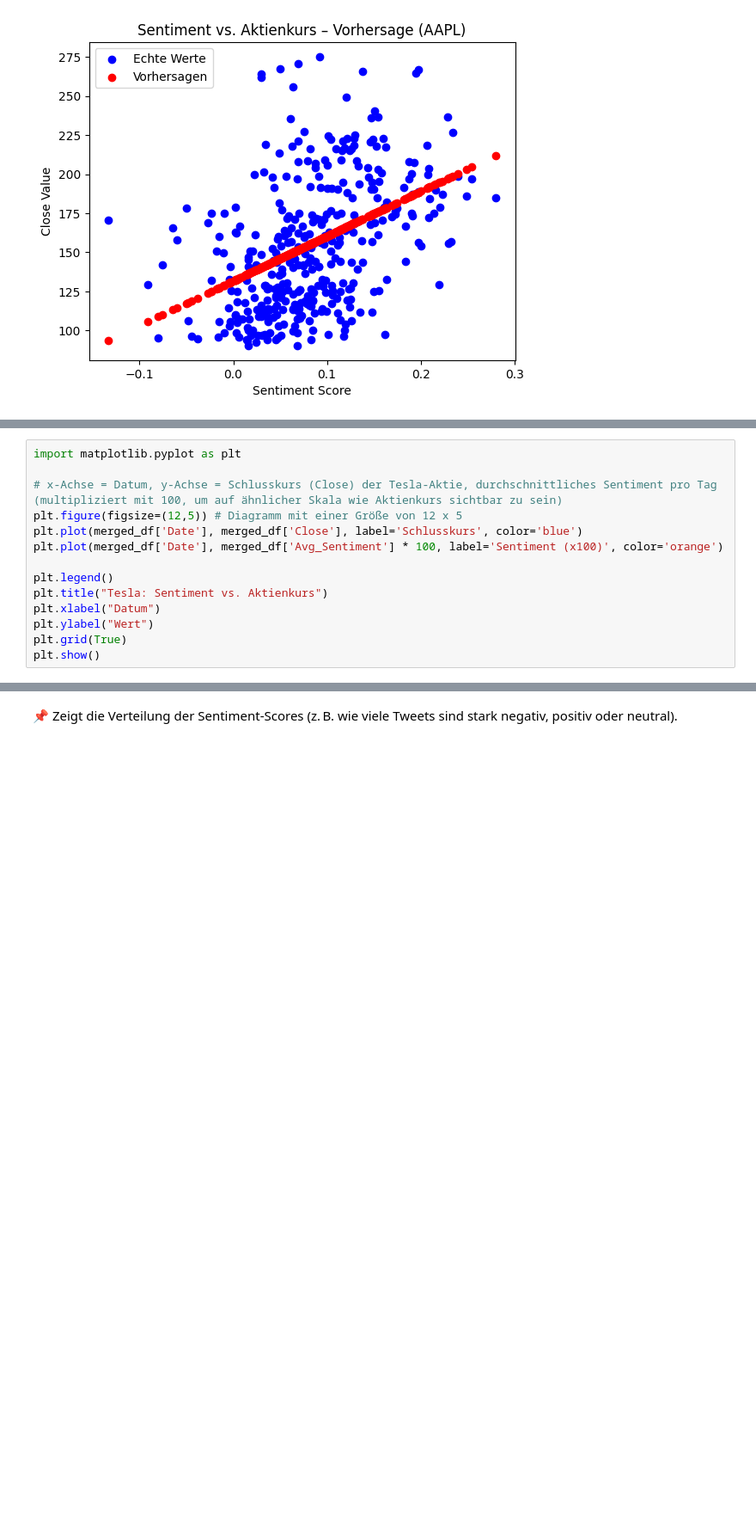
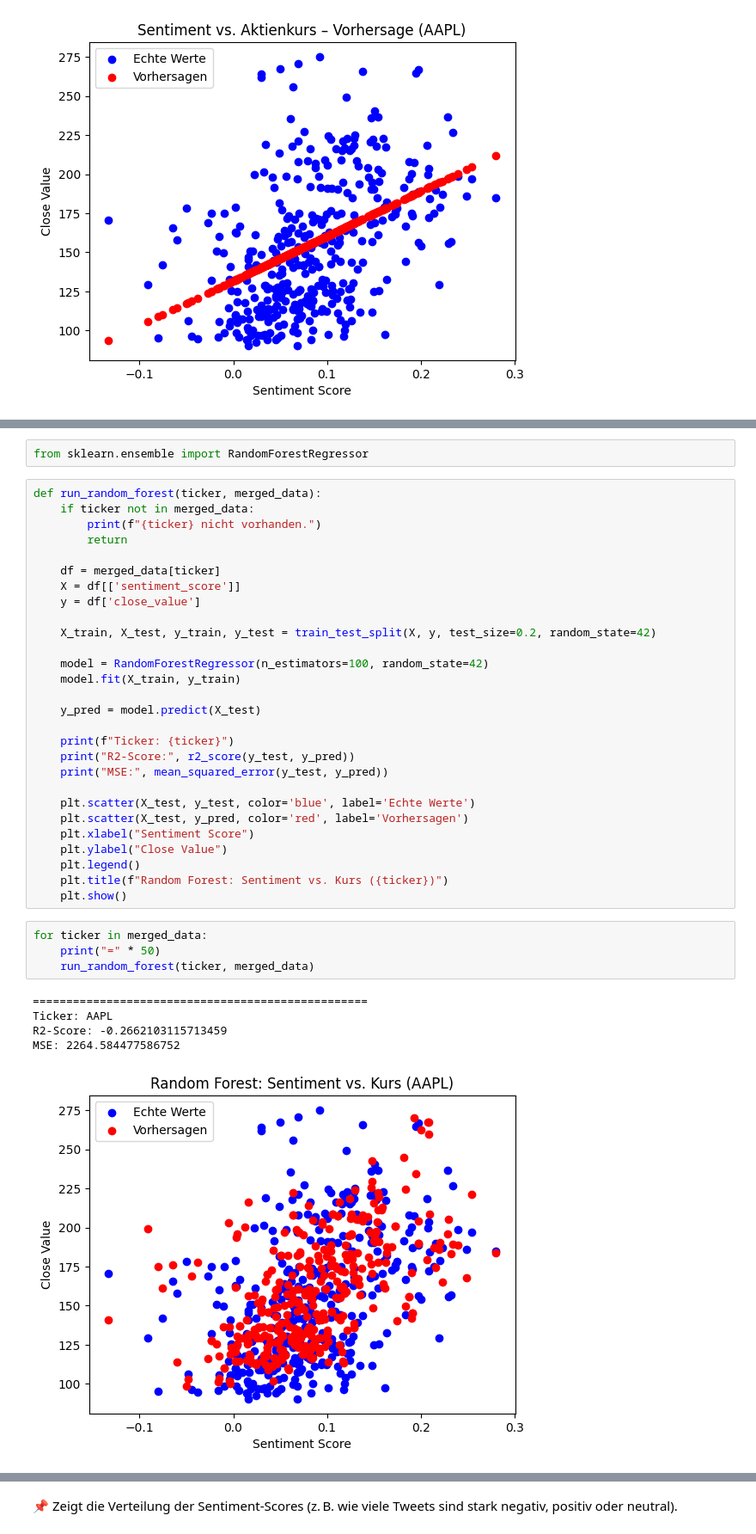
Before and after one commit to erkayK/USW-AI-App, a Jupyter notebook: notebooks/usw_sentiment_stocks.ipynb, the cells around one changed output, grey strips where cells are left out. Shown: that part at 86% size. Drawn from its saved outputs; the diff is of its cells as text; blank space fills up the shorter version.

```diff
--- a/notebooks/usw_sentiment_stocks.ipynb
+++ b/notebooks/usw_sentiment_stocks.ipynb
@@ -309,14 +386,40 @@ MSE: 1453.9970398011599
 # %%
-import matplotlib.pyplot as plt
-
-# x-Achse = Datum, y-Achse = Schlusskurs (Close) der Tesla-Aktie, durchschnittliches Sentiment pro Tag (multipliziert mit 100, um auf ähnlicher Skala wie Aktienkurs sichtbar zu sein)
-plt.figure(figsize=(12,5)) # Diagramm mit einer Größe von 12 x 5
-plt.plot(merged_df['Date'], merged_df['Close'], label='Schlusskurs', color='blue')
-plt.plot(merged_df['Date'], merged_df['Avg_Sentiment'] * 100, label='Sentiment (x100)', color='orange')
-
-plt.legend()
-plt.title("Tesla: Sentiment vs. Aktienkurs")
-plt.xlabel("Datum")
-plt.ylabel("Wert")
-plt.grid(True)
-plt.show()
+from sklearn.ensemble import RandomForestRegressor
+# %%
+def run_random_forest(ticker, merged_data):
+    if ticker not in merged_data:
+        print(f"{ticker} nicht vorhanden.")
+        return
+
+    df = merged_data[ticker]
+    X = df[['sentiment_score']]
+    y = df['close_value']
+
+    X_train, X_test, y_train, y_test = train_test_split(X, y, test_size=0.2, random_state=42)
+
+    model = RandomForestRegressor(n_estimators=100, random_state=42)
+    model.fit(X_train, y_train)
+
+    y_pred = model.predict(X_test)
+
+    print(f"Ticker: {ticker}")
+    print("R2-Score:", r2_score(y_test, y_pred))
+    print("MSE:", mean_squared_error(y_test, y_pred))
+
+    plt.scatter(X_test, y_test, color='blue', label='Echte Werte')
+    plt.scatter(X_test, y_pred, color='red', label='Vorhersagen')
+    plt.xlabel("Sentiment Score")
+    plt.ylabel("Close Value")
+    plt.legend()
+    plt.title(f"Random Forest: Sentiment vs. Kurs ({ticker})")
+    plt.show()
+# %%
+for ticker in merged_data:
+    print("=" * 50)
+    run_random_forest(ticker, merged_data)
+# %% [output]
+==================================================
+Ticker: AAPL
+R2-Score: -0.2662103115713459
+MSE: 2264.584477586752
+[figure, added]
```
Also changed, not shown: parts of 10 cells of this notebook, 1 other file.
